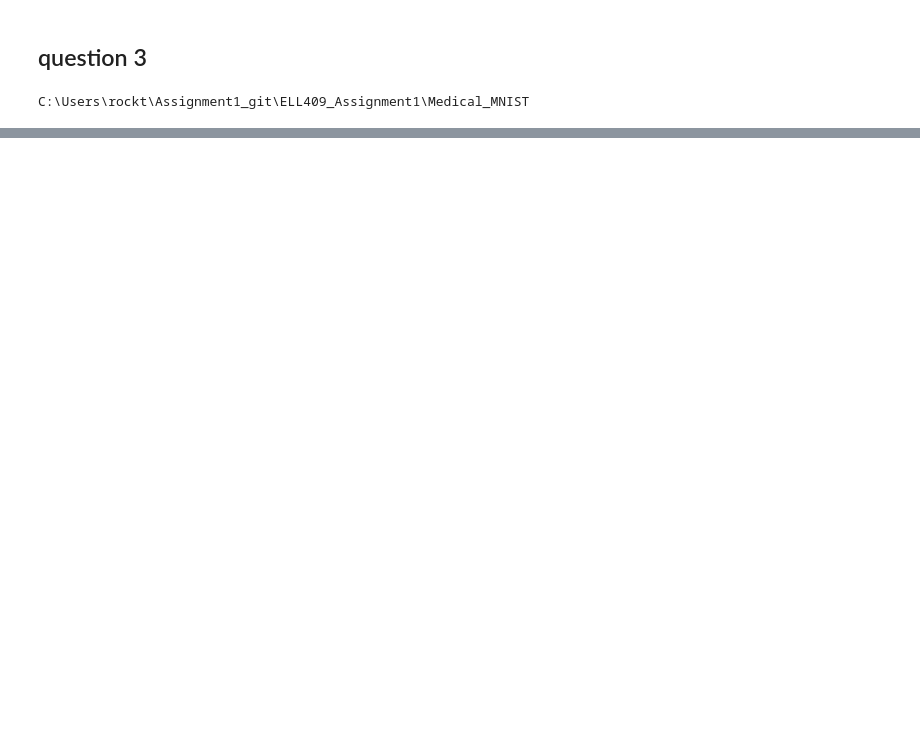
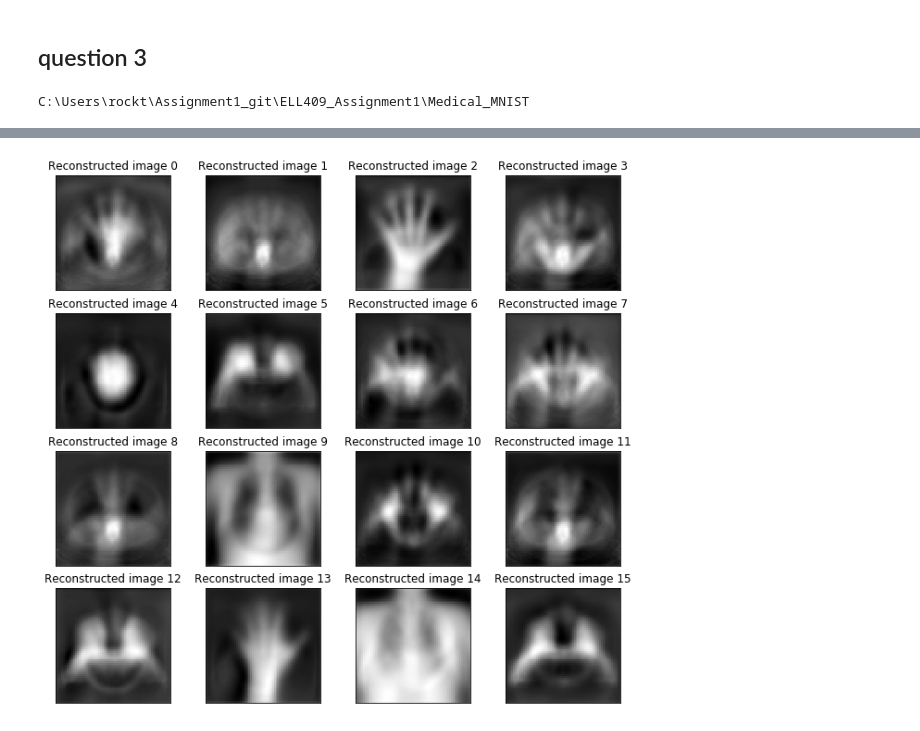
Before and after one commit to varundesai10/ELL409_Assignment1, a Jupyter notebook: NAIVE_CLASSIFIER.ipynb, the cells around one changed output, grey strips where cells are left out. Saved outputs shown, nothing was run; the diff lists cells and outputs as text; code cells hidden in the pictures; blank space fills up the shorter version.

```diff
--- a/NAIVE_CLASSIFIER.ipynb
+++ b/NAIVE_CLASSIFIER.ipynb
@@ -288,0 +392,12 @@ C:\Users\rockt\Assignment1_git\ELL409_Assignment1\Medical_MNIST
+# %%
+def reconstruction(Y, C, M, h, w, image_index):
+    n_samples, n_features = Y.shape
+    weights = np.dot(Y, C.T)
+    centered_vector=np.dot(weights[image_index, :], C)
+    recovered_image=(M+centered_vector).reshape(h, w)
+    return recovered_image
+arr = np.random.choice(X.shape[0], 16)
+recovered_images=[reconstruction(X_centered, C, M, h, w, i) for i in arr]
+plot_portraits(recovered_images, [f"Reconstructed image {i}" for i in range(len(recovered_images))], h, w, n_row=4, n_col=4)
+# %% [output]
+[figure, added]
```
Also changed, not shown: parts of 37 cells of this notebook, 1 other file.
